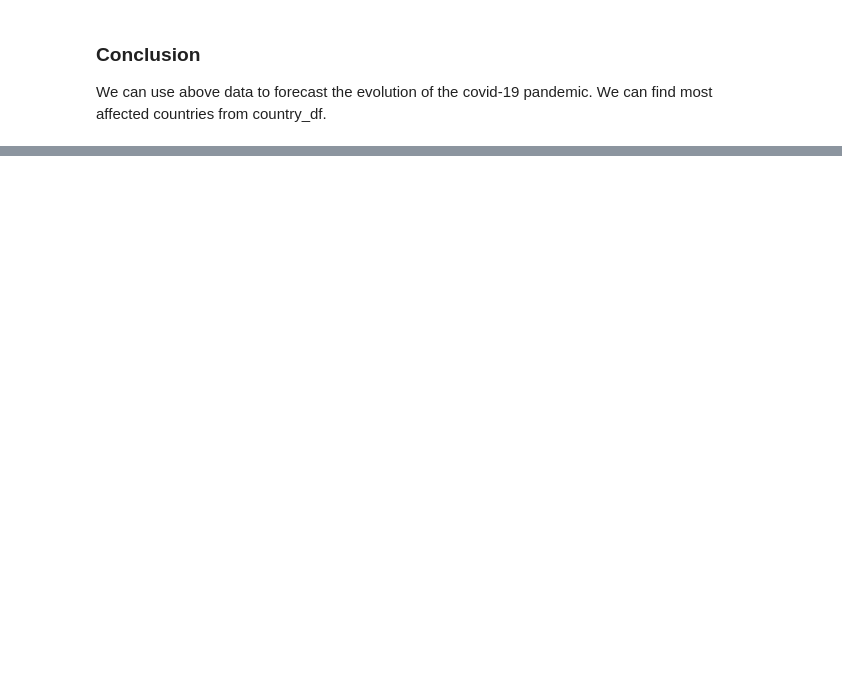
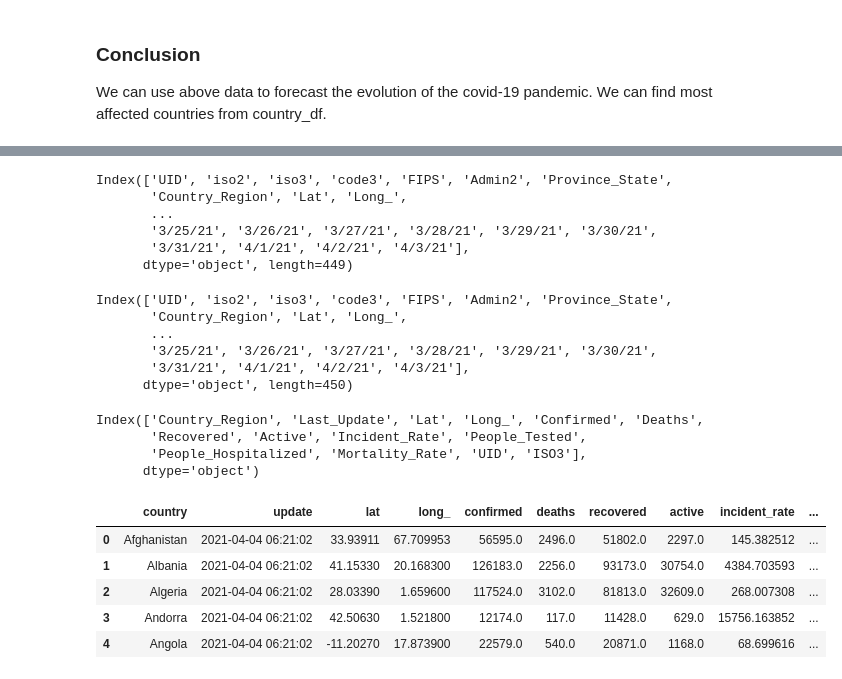
Before and after one commit to sanayei/covid-pred, a Jupyter notebook: tsa.ipynb, the cells around one changed output, grey strips where cells are left out. Drawn from its saved outputs; the diff is of its cells as text; code cells hidden in the pictures; blank space fills up the shorter version.

```diff
--- a/tsa.ipynb
+++ b/tsa.ipynb
@@ -275,0 +321,25 @@ We can use above data to forecast the evolution of the covid-19 pandemic. We can
+# %%
+us_confirmed_df.columns
+# %% [output]
+Index(['UID', 'iso2', 'iso3', 'code3', 'FIPS', 'Admin2', 'Province_State',
+       'Country_Region', 'Lat', 'Long_',
+       ...
+       '3/25/21', '3/26/21', '3/27/21', '3/28/21', '3/29/21', '3/30/21',
+       '3/31/21', '4/1/21', '4/2/21', '4/3/21'],
+      dtype='object', length=449)
+# %%
+us_death_df.columns
+# %% [output]
+Index(['UID', 'iso2', 'iso3', 'code3', 'FIPS', 'Admin2', 'Province_State',
+       'Country_Region', 'Lat', 'Long_',
+       ...
+       '3/25/21', '3/26/21', '3/27/21', '3/28/21', '3/29/21', '3/30/21',
+       '3/31/21', '4/1/21', '4/2/21', '4/3/21'],
+      dtype='object', length=450)
+# %%
+country_df.columns
+# %% [output]
+Index(['Country_Region', 'Last_Update', 'Lat', 'Long_', 'Confirmed', 'Deaths',
+       'Recovered', 'Active', 'Incident_Rate', 'People_Tested',
+       'People_Hospitalized', 'Mortality_Rate', 'UID', 'ISO3'],
+      dtype='object')
@@ -275,0 +364,9 @@ We can use above data to forecast the evolution of the covid-19 pandemic. We can
+# %%
+country_df.head()
+# %% [output]
+|  | country | update | lat | long_ | confirmed | deaths | recovered | active | incident_rate | ... |
+| 0 | Afghanistan | 2021-04-04 06:21:02 | 33.93911 | 67.709953 | 56595.0 | 2496.0 | 51802.0 | 2297.0 | 145.382512 | ... |
+| 1 | Albania | 2021-04-04 06:21:02 | 41.15330 | 20.168300 | 126183.0 | 2256.0 | 93173.0 | 30754.0 | 4384.703593 | ... |
+| 2 | Algeria | 2021-04-04 06:21:02 | 28.03390 | 1.659600 | 117524.0 | 3102.0 | 81813.0 | 32609.0 | 268.007308 | ... |
+| 3 | Andorra | 2021-04-04 06:21:02 | 42.50630 | 1.521800 | 12174.0 | 117.0 | 11428.0 | 629.0 | 15756.163852 | ... |
+| 4 | Angola | 2021-04-04 06:21:02 | -11.20270 | 17.873900 | 22579.0 | 540.0 | 20871.0 | 1168.0 | 68.699616 | ... |
```
Also changed, not shown: parts of 37 cells of this notebook.
